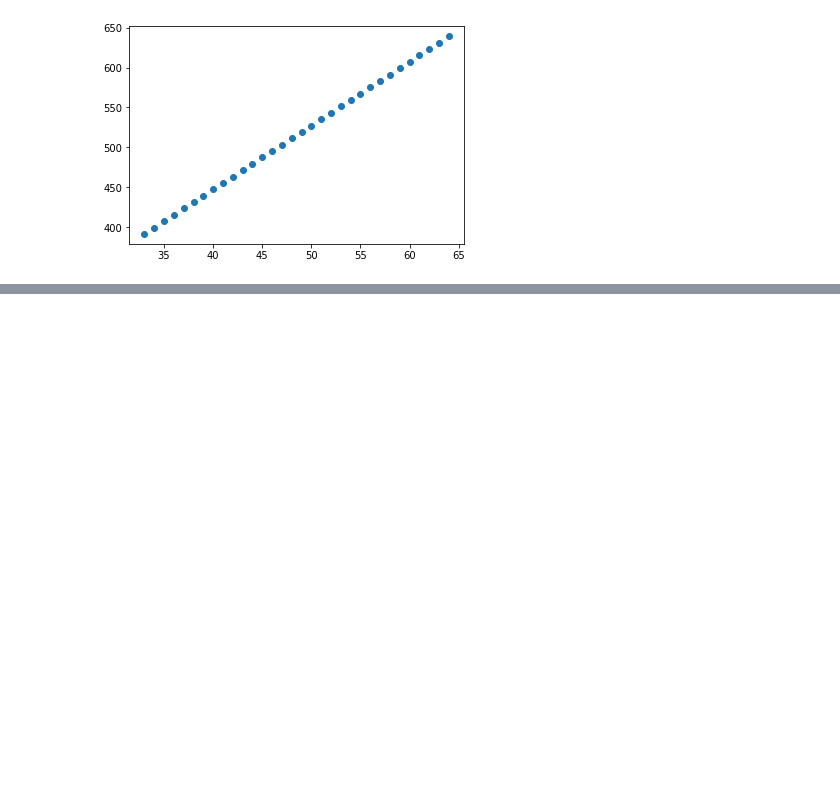
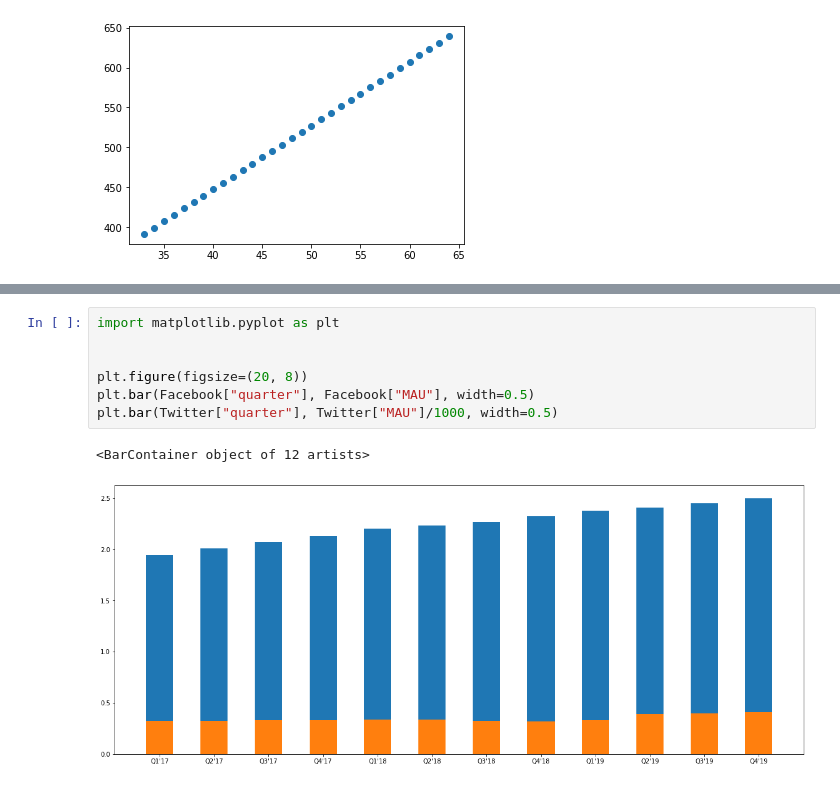
Before and after one commit to DhanushR24/A-study-On-Social-Media-Measurement-Using-Customer-Segmentation-Approach, a Jupyter notebook: visualize.ipynb, the cells around one changed output, grey strips where cells are left out. Drawn from its saved outputs; the diff is of its cells as text; blank space fills up the shorter version.

```diff
--- a/visualize.ipynb
+++ b/visualize.ipynb
@@ -145,0 +301,10 @@ plt.show()
+# %%
+import matplotlib.pyplot as plt
+
+
+plt.figure(figsize=(20, 8))
+plt.bar(Facebook["quarter"], Facebook["MAU"], width=0.5)
+plt.bar(Twitter["quarter"], Twitter["MAU"]/1000, width=0.5)
+# %% [output]
+<BarContainer object of 12 artists>
+[figure, added]
```
Also changed, not shown: parts of 39 cells of this notebook, 6 other files.
